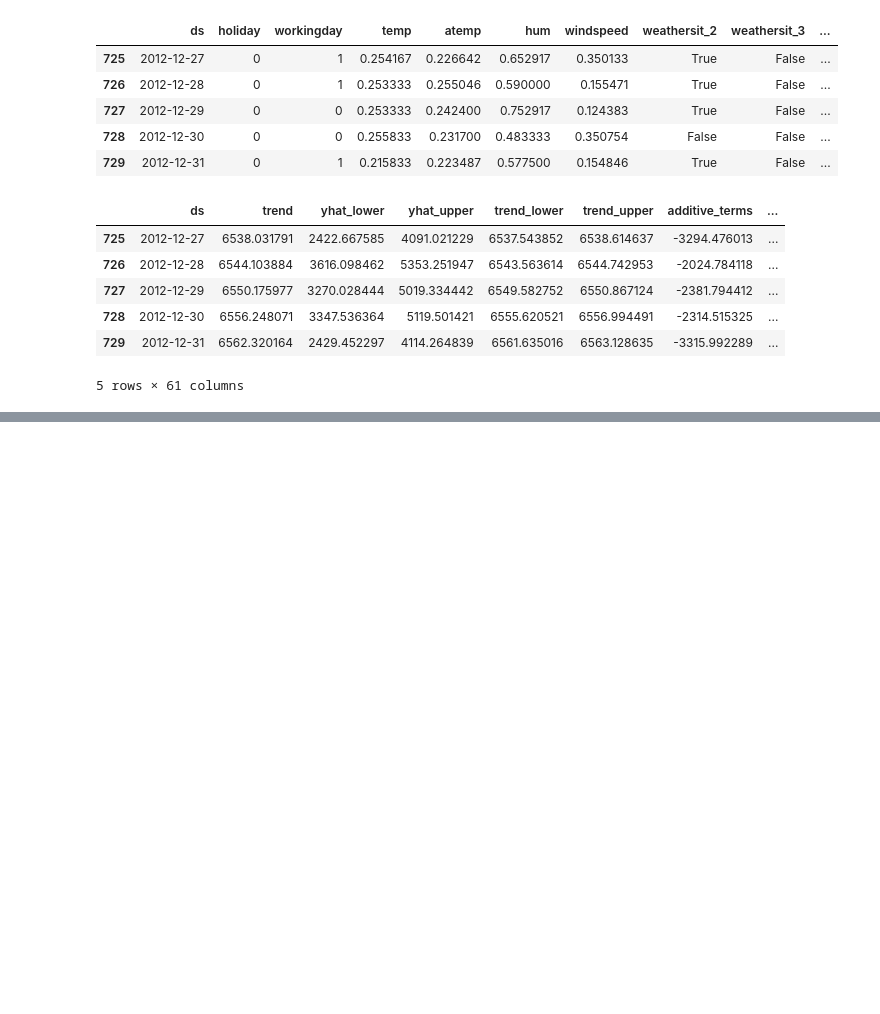
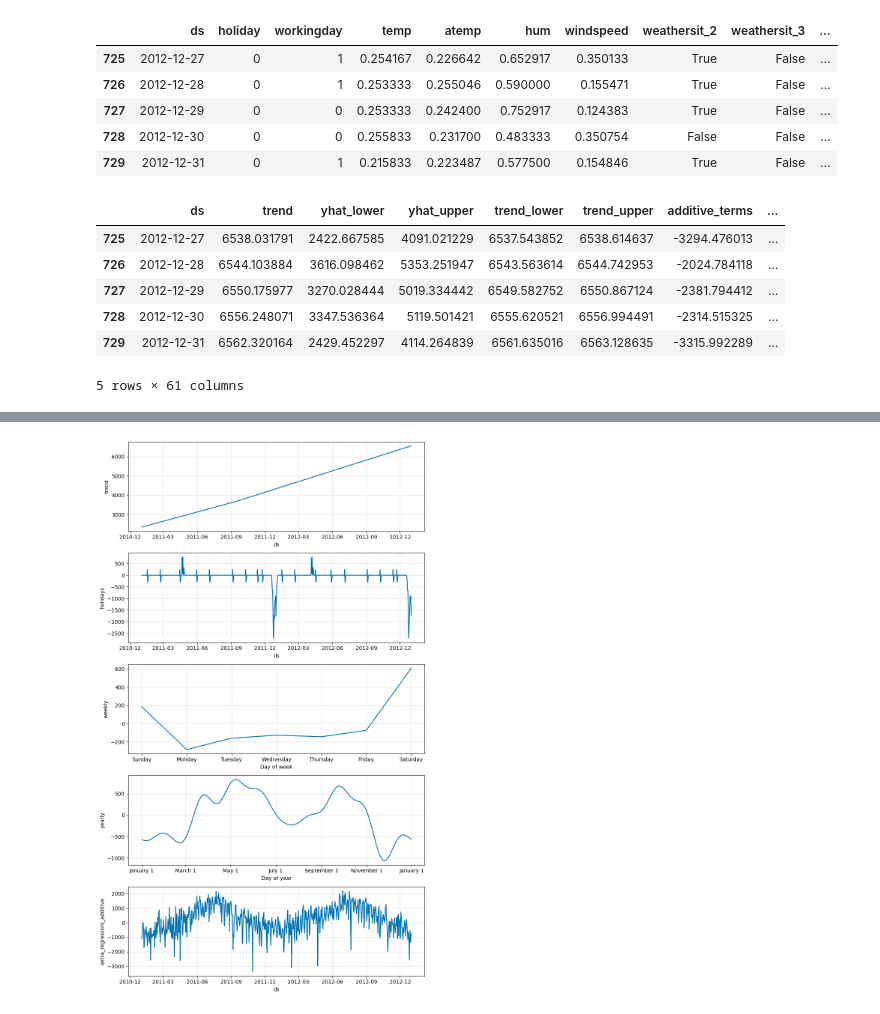
Before and after one commit to ROARMarketingConcepts/Times-Series-Analysis-with-Python, a Jupyter notebook: Modern Time Series Forecasting Techniques /Prophet/Forecasting_Times_Series_with_Prophet.ipynb, the cells around one changed output, grey strips where cells are left out. Cells and saved outputs as stored; diff of their text form; code cells hidden in the pictures; blank space fills up the shorter version.

```diff
--- a/Modern Time Series Forecasting Techniques /Prophet/Forecasting_Times_Series_with_Prophet.ipynb
+++ b/Modern Time Series Forecasting Techniques /Prophet/Forecasting_Times_Series_with_Prophet.ipynb
@@ -957,0 +991,7 @@ forecast.tail()
+# %%
+# Visualize components plot
+
+model_prophet.plot_components(forecast)
+plt.show()
+# %% [output]
+[figure, added]
```
Also changed, not shown: parts of 7 cells of this notebook, 1 other file.
